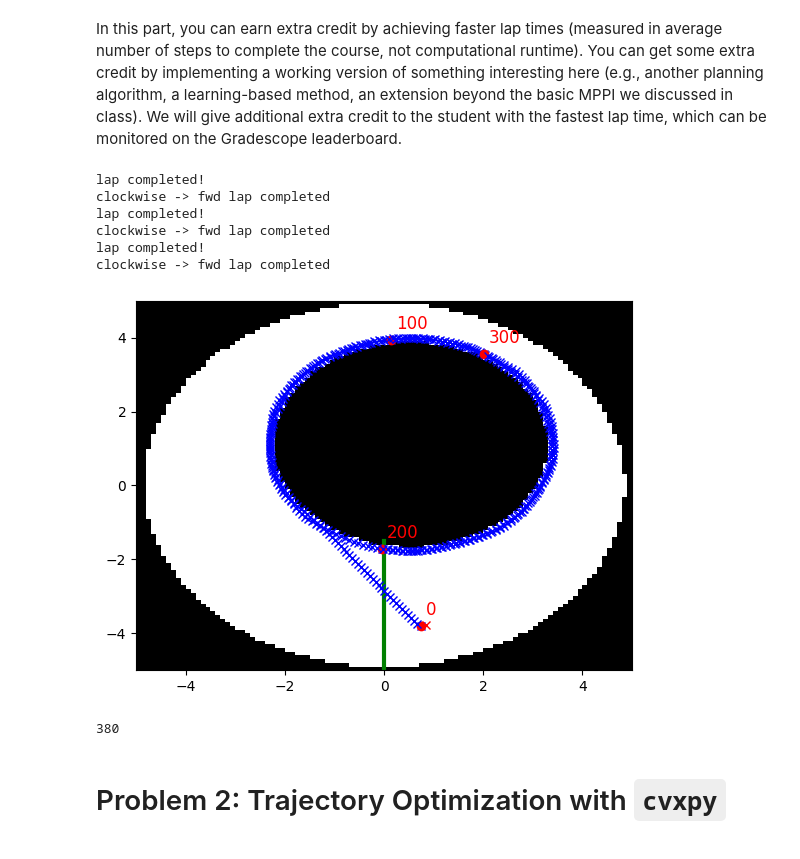
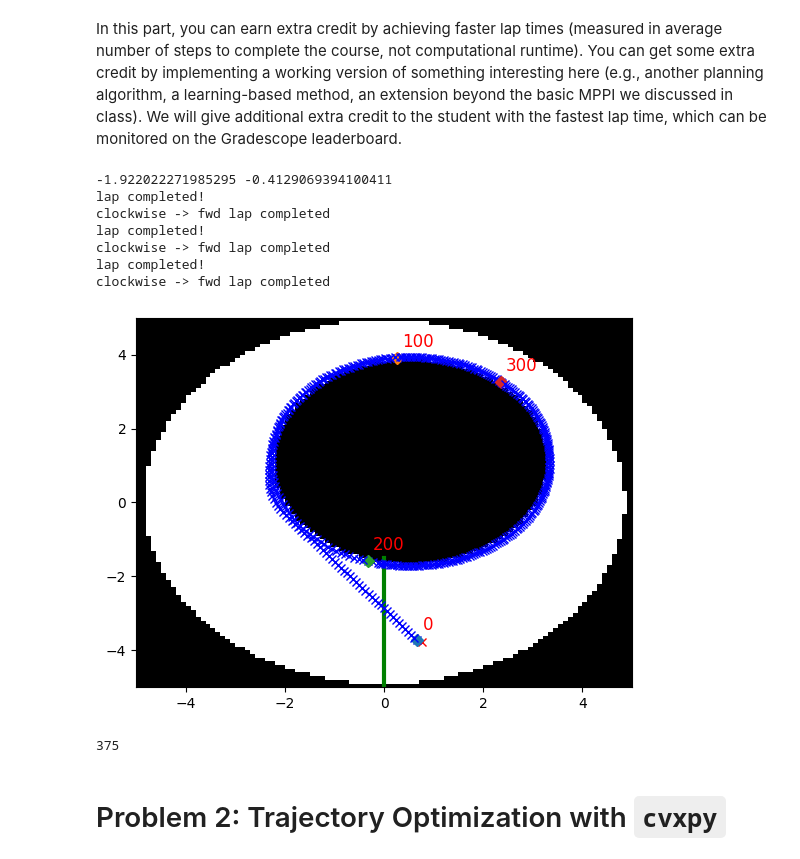
Before and after one commit to rohith-poola/MR, a Jupyter notebook: A2/MR_HW2.ipynb, the cells around one changed output. Drawn from its saved outputs; the diff is of its cells as text; code cells hidden in the pictures.

```diff
--- a/A2/MR_HW2.ipynb
+++ b/A2/MR_HW2.ipynb
@@ -212,5 +219,6 @@ controller = MPPI()
 
 # Run your control algorithm for 1 step. We'll worry about running your
 # algorithm in closed-loop in later parts of the assignment.
-action = controller.get_action(initial_state, goal_pos)
+
+controller.get_action(initial_state, goal_pos)
 # %% [output]
@@ -350,7 +364,7 @@ def run_planner_on_racetrack(
         ax.plot(obs[0], obs[1], "bx")
 
         if t%100 == 0:
-            ax.plot(obs[0], obs[1], "ro", label=f"{t}")
+            ax.plot(obs[0], obs[1], "D", label=f"{t}")
             ax.text(obs[0] + 0.1, obs[1] + 0.3, f"{t}", fontsize=12, color="red")
 
         if terminated:
@@ -558,22 +581,23 @@ class BetterPlanner:
         # raise NotImplementedError
         return action
 # %%
-# for i in range(20):
-seed = 0
+seed = 1
 num_laps = 3
 planner_class = BetterPlanner
-run_planner_on_racetrack(
+a = run_planner_on_racetrack(
     env, planner_class=planner_class, seed=seed, num_laps=num_laps
 )
+print(a)
 # %% [output]
+-1.922022271985295 -0.4129069394100411
 lap completed!
 clockwise -> fwd lap completed
 lap completed!
 clockwise -> fwd lap completed
 lap completed!
 clockwise -> fwd lap completed
-[figure, old version]
+[figure, new version]
-380
+375
 # %% [markdown]
 # Problem 2: Trajectory Optimization with `cvxpy`
 # %% [markdown]
```
Also changed, not shown: parts of 10 cells of this notebook, 2 other files.
